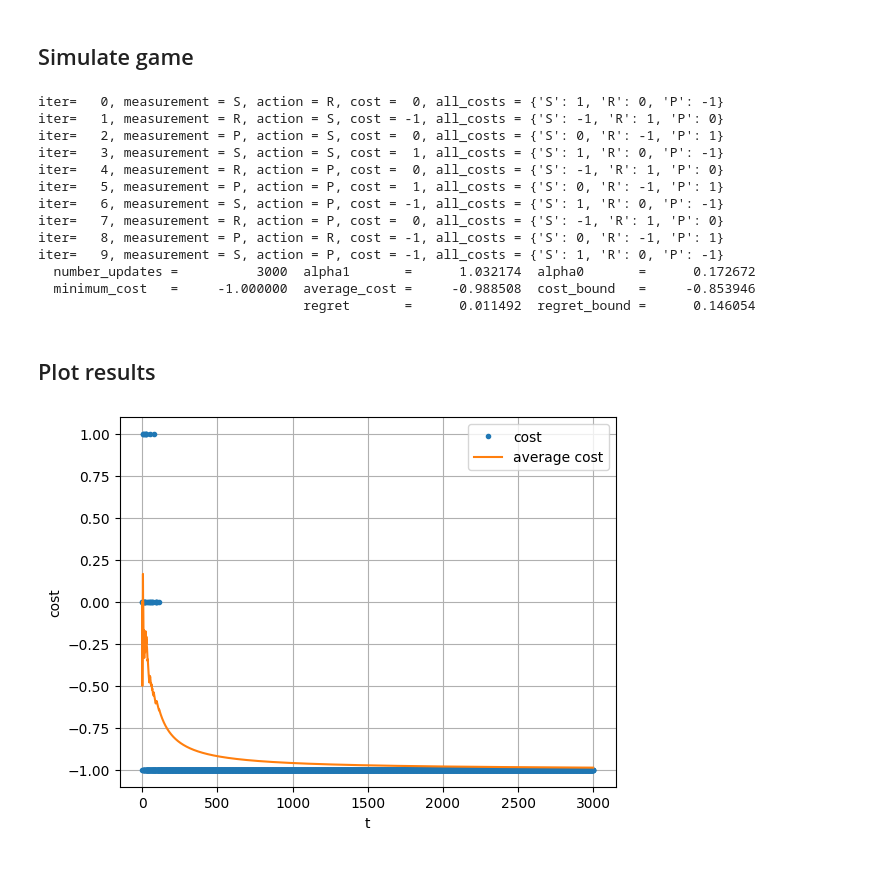
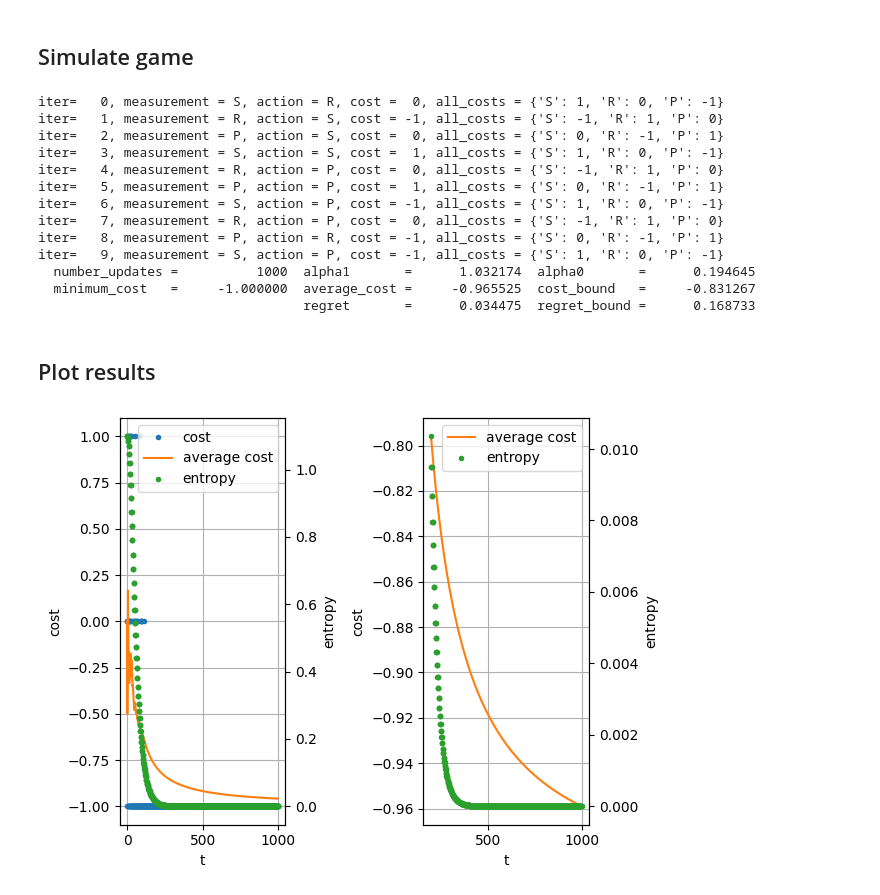
Before and after one commit to seanjkanderson/boltzmann-learning, a Jupyter notebook: examples/RPS_vs_round_robin.ipynb, the cells around one changed output. Drawn from its saved outputs; the diff is of its cells as text; code cells hidden in the pictures; blank space fills up the shorter version.

```diff
--- a/examples/RPS_vs_round_robin.ipynb
+++ b/examples/RPS_vs_round_robin.ipynb
@@ -81,12 +81,13 @@ lg=LearningGames.LearningGame(game.action_set,measurement_set=game.measurement_s
 ## Simulate game
 # %%
 lg.reset()
-M = 3000
+M = 1000
 costs=numpy.zeros(M)
+entropy=numpy.zeros(M)
 for iter in range(M):
     # Play
     measurement=game.get_measurement()
-    action=lg.get_action(measurement)
+    (action,_,entropy[iter])=lg.get_action(measurement)
     (costs[iter],all_costs)=game.play(action)
     # Learn
     lg.update_energies(measurement, all_costs)
@@ -106,18 +107,36 @@ iter=   6, measurement = S, action = P, cost = -1, all_costs = {'S': 1, 'R': 0,
 iter=   7, measurement = R, action = P, cost =  0, all_costs = {'S': -1, 'R': 1, 'P': 0}
 iter=   8, measurement = P, action = R, cost = -1, all_costs = {'S': 0, 'R': -1, 'P': 1}
 iter=   9, measurement = S, action = P, cost = -1, all_costs = {'S': 1, 'R': 0, 'P': -1}
-  number_updates =          3000  alpha1       =      1.032174  alpha0       =      0.172672
-  minimum_cost   =     -1.000000  average_cost =     -0.988508  cost_bound   =     -0.853946
-                                  regret       =      0.011492  regret_bound =      0.146054
+  number_updates =          1000  alpha1       =      1.032174  alpha0       =      0.194645
+  minimum_cost   =     -1.000000  average_cost =     -0.965525  cost_bound   =     -0.831267
+                                  regret       =      0.034475  regret_bound =      0.168733
 # %% [markdown]
 ## Plot results
-# %%
-fig=plt.figure()
-plt.plot(range(M),costs,'.',label='cost')
-plt.plot(range(M),numpy.divide(numpy.cumsum(costs),numpy.add(range(M),1)),'-',label='average cost')
-plt.legend()
-plt.grid()
-plt.xlabel('t')
-plt.ylabel('cost');
-# %% [output]
-[figure, removed]
+# %%
+iters=range(M);
+average_costs=numpy.divide(numpy.cumsum(costs),numpy.add(range(M),1))
+slc=slice(int(.2*M),M)
+fig, ax=plt.subplots(1,2)
+# Plot costs, average cost, and entropy, from start
+ax_twin=ax[0].twinx()
+lines=ax[0].plot(iters,costs,'.',label='cost',color='tab:blue')
+lines+=ax[0].plot(iters,average_costs,'-',label='average cost',color='tab:orange')
+lines+=ax_twin.plot(iters,entropy,'.',label='entropy',color='tab:green')
+ax[0].grid()
+ax[0].set_xlabel('t')
+ax[0].set_ylabel('cost')
+ax_twin.set_ylabel('entropy')
+leg=ax_twin.legend(lines,[line.get_label() for line in lines])
+#  Plot costs, average cost, and entropy, skipping start
+ax_twin=ax[1].twinx()
+lines=ax[1].plot(iters[slc],average_costs[slc],'-',label='average cost',color='tab:orange')
+lines+=ax_twin.plot(iters[slc],entropy[slc],'.',label='entropy',color='tab:green')
+leg=ax_twin.legend(lines,[line.get_label() for line in lines])
+ax[1].grid()
+ax[1].set_xlabel('t')
+ax[1].set_ylabel('cost')
+ax_twin.set_ylabel('entropy')
+fig.tight_layout()
+plt.show();
+# %% [output]
+[figure, added]
```
Also changed, not shown: 3 other files.
